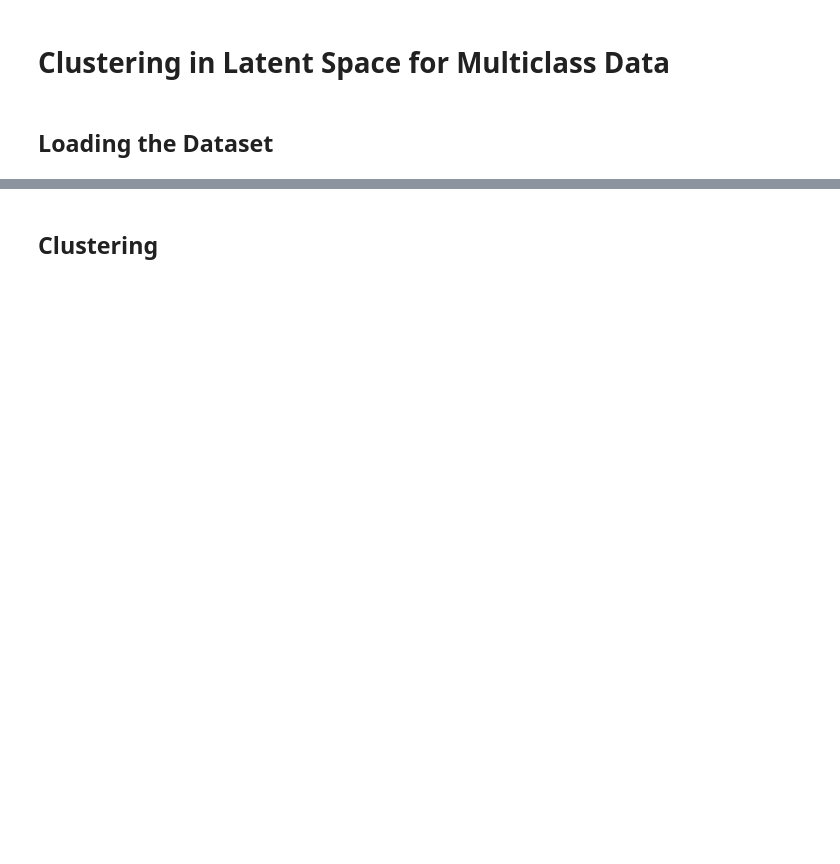
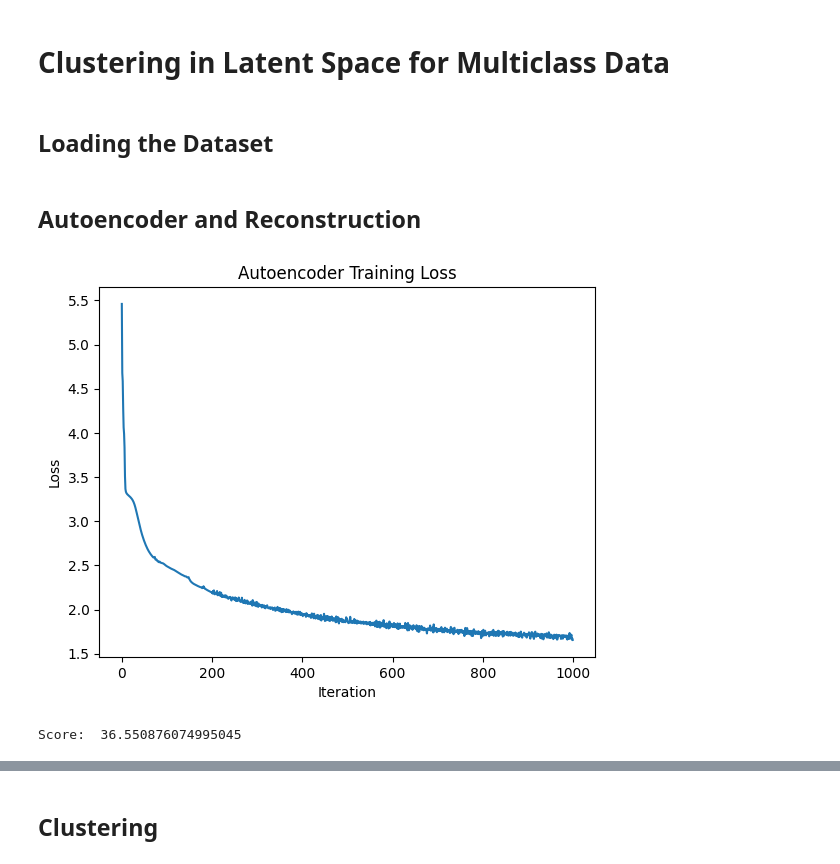
Before and after one commit to Ethan2541/Neural-Network-Library, a Jupyter notebook: experiments/clustering.ipynb, the cells around one changed output, grey strips where cells are left out. Saved outputs shown, nothing was run; the diff lists cells and outputs as text; code cells hidden in the pictures; blank space fills up the shorter version.

```diff
--- a/experiments/clustering.ipynb
+++ b/experiments/clustering.ipynb
@@ -40,3 +40,5 @@ x_max = X.max()
 X = (X - x_min) / (x_max - x_min)
 
 X_train, X_test = train_test_split(X, test_size=0.2)
+# %% [markdown]
+## Autoencoder and Reconstruction
@@ -42,0 +67,13 @@ X_train, X_test = train_test_split(X, test_size=0.2)
+# %%
+plt.plot(losses)
+plt.title("Autoencoder Training Loss")
+plt.xlabel("Iteration")
+plt.ylabel("Loss")
+plt.show()
+# %% [output]
+[figure, added]
+# %%
+yhat = autoencoder(X_test)
+print("Score: ", kullback_leibler_divergence(yhat, X_test))
+# %% [output]
+Score:  36.550876074995045
```
Also changed, not shown: parts of 8 cells of this notebook, 1 other file.
